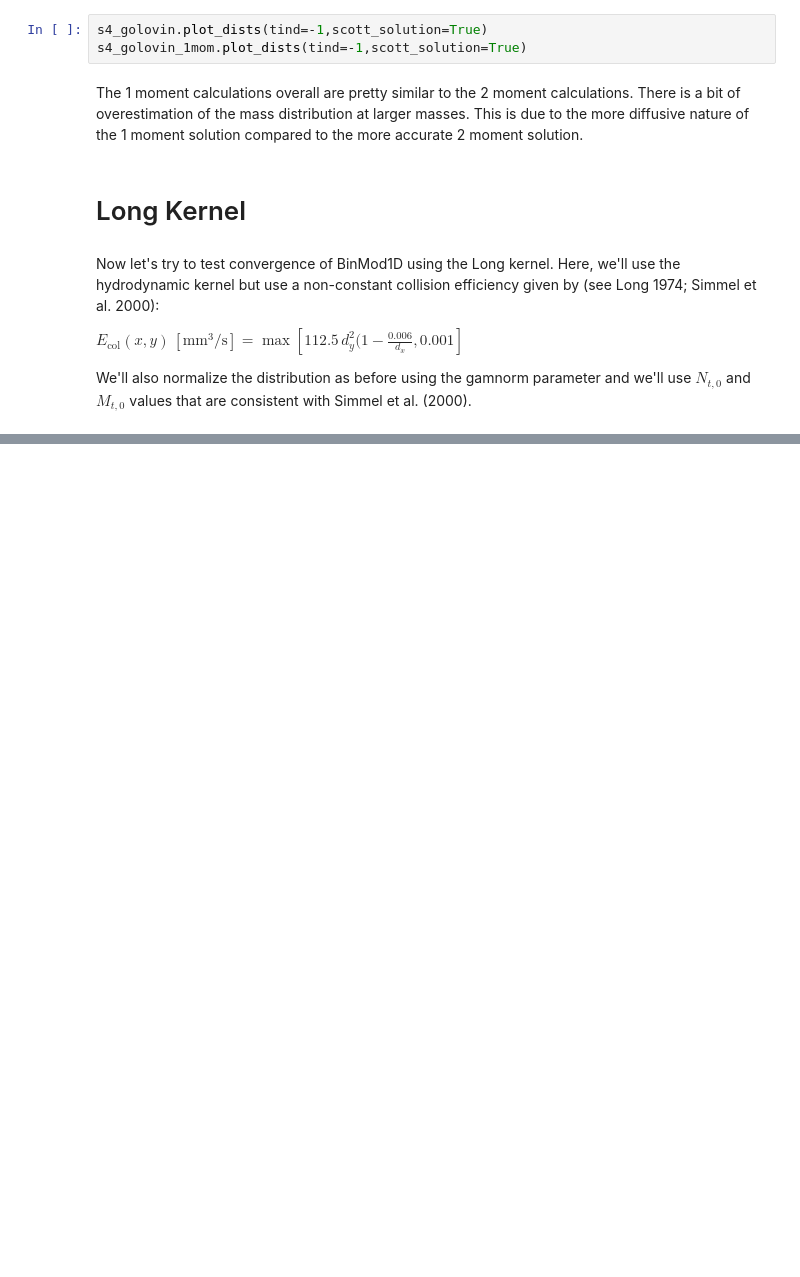
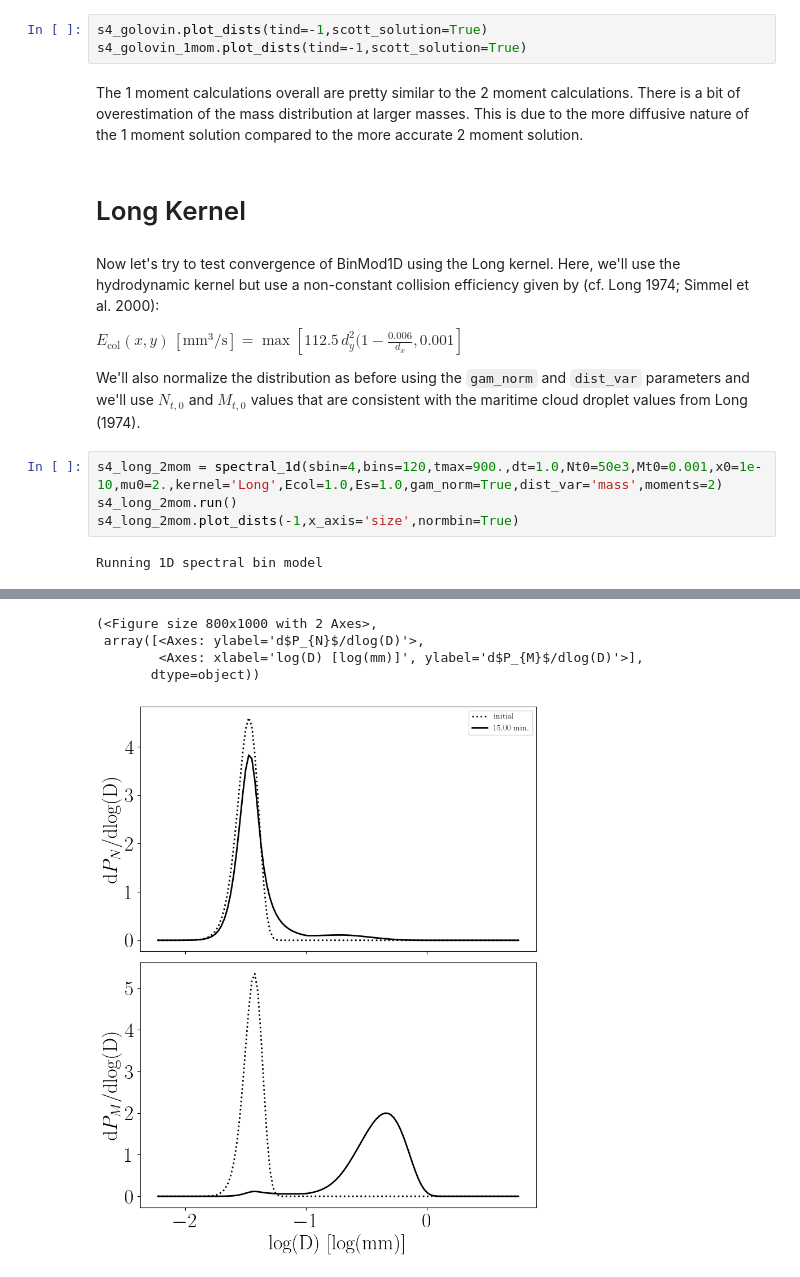
Before and after one commit to NOAA-National-Severe-Storms-Laboratory/BinMod1D-PARS, a Jupyter notebook: notebooks/BM1D_analytical_examples.ipynb, the cells around one changed output, grey strips where cells are left out. Drawn from its saved outputs; the diff is of its cells as text; blank space fills up the shorter version.

Commit message:
minor changes/bug fixes to distribution and added (temporarily) Long kernel example to analytical_examples.ipynb notebook.

````diff
--- a/notebooks/BM1D_analytical_examples.ipynb
+++ b/notebooks/BM1D_analytical_examples.ipynb
@@ -86,8 +77,14 @@ The 1 moment calculations overall are pretty similar to the 2 moment calculation
 # %% [markdown]
 # Long Kernel
 # %% [markdown]
-Now let's try to test convergence of BinMod1D using the Long kernel. Here, we'll use the hydrodynamic kernel but use a non-constant collision efficiency given by (see Long 1974; Simmel et al. 2000):
+Now let's try to test convergence of BinMod1D using the Long kernel. Here, we'll use the hydrodynamic kernel but use a non-constant collision efficiency given by (cf. Long 1974; Simmel et al. 2000):
 
 $E_{\mathrm{col}}(x,y)\, [\mathrm{mm}^{3}/\mathrm{s}] = \max\left[112.5\, d_{y}^2 (1 - \frac{0.006}{d_{x}},0.001\right]$
 
-We'll also normalize the distribution as before using the gamnorm parameter and we'll use $N_{t,0}$ and $M_{t,0}$ values that are consistent with Simmel et al. (2000).
+We'll also normalize the distribution as before using the ```gam_norm``` and ```dist_var``` parameters and we'll use $N_{t,0}$ and $M_{t,0}$ values that are consistent with the maritime cloud droplet values from Long (1974).
+# %%
+s4_long_2mom = spectral_1d(sbin=4,bins=120,tmax=900.,dt=1.0,Nt0=50e3,Mt0=0.001,x0=1e-10,mu0=2.,kernel='Long',Ecol=1.0,Es=1.0,gam_norm=True,dist_var='mass',moments=2)
+s4_long_2mom.run()
+s4_long_2mom.plot_dists(-1,x_axis='size',normbin=True)
+# %% [output]
+Running 1D spectral bin model
@@ -93,0 +93,5 @@ We'll also normalize the distribution as before using the gamnorm parameter and
+(<Figure size 800x1000 with 2 Axes>,
+ array([<Axes: ylabel='d$P_{N}$/dlog(D)'>,
+        <Axes: xlabel='log(D) [log(mm)]', ylabel='d$P_{M}$/dlog(D)'>],
+       dtype=object))
+[figure, added]
````
Also changed, not shown: parts of 5 cells of this notebook, 1 other file.
